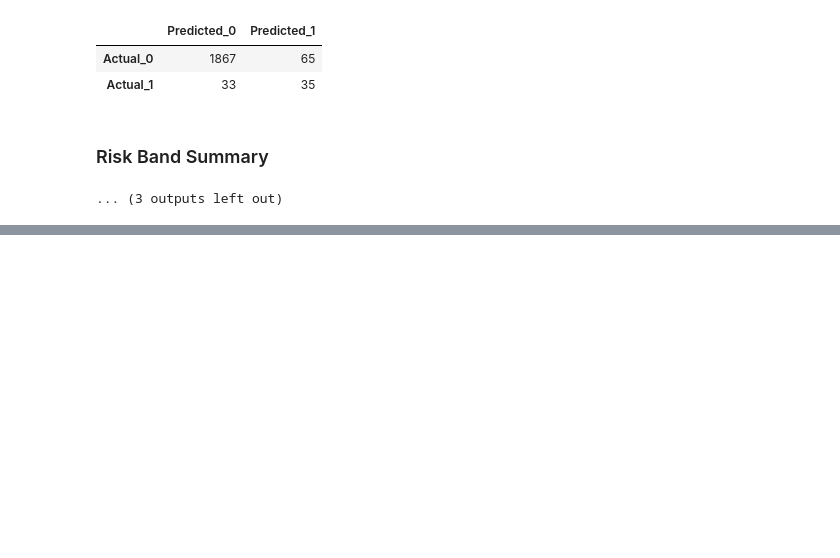
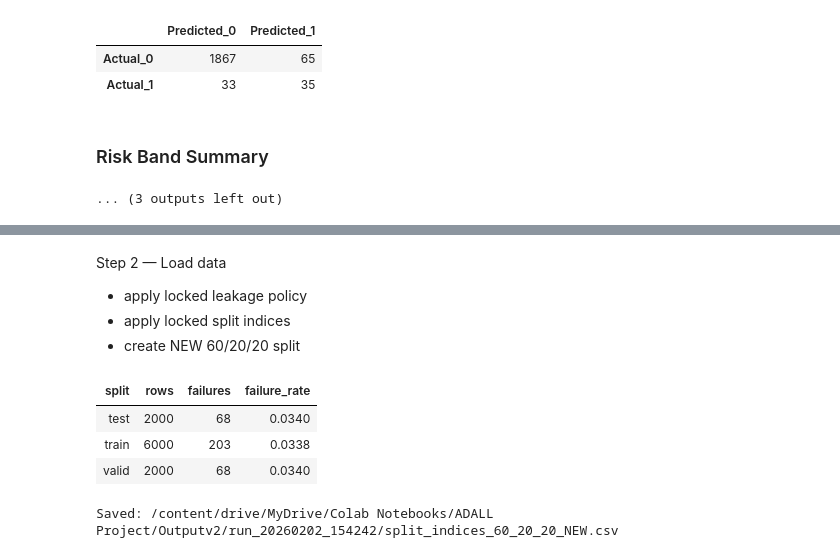
Before and after one commit to RoyTng/ADALL-Project, a Jupyter notebook: My_ADALL_Project.ipynb, the cells around one changed output, grey strips where cells are left out. Drawn from its saved outputs; the diff is of its cells as text; code cells hidden in the pictures; blank space fills up the shorter version.

```diff
--- a/My_ADALL_Project.ipynb
+++ b/My_ADALL_Project.ipynb
@@ -1934,0 +1997,66 @@ Risk Band Summary
+# %% [markdown]
+Step 2 — Load data
++ apply locked leakage policy
++ apply locked split indices
++ create NEW 60/20/20 split
+# %%
+# STEP 2 — Load data + NEW stratified 60/20/20 split (fresh) + HTML table
+
+from IPython.display import HTML, display
+
+RANDOM_STATE = 42
+TARGET_COL = "Machine failure"
+
+df_raw = pd.read_csv(DATA_CSV)
+assert TARGET_COL in df_raw.columns, f"Missing target column: {TARGET_COL}"
+
+df_train, df_temp = train_test_split(
+    df_raw,
+    test_size=0.40,
+    random_state=RANDOM_STATE,
+    stratify=df_raw[TARGET_COL]
+)
+
+df_valid, df_test = train_test_split(
+    df_temp,
+    test_size=0.50,
+    random_state=RANDOM_STATE,
+    stratify=df_temp[TARGET_COL]
+)
+
+df_train = df_train.copy(); df_train["split"] = "train"
+df_valid = df_valid.copy(); df_valid["split"] = "valid"
+df_test  = df_test.copy();  df_test["split"]  = "test"
+
+df_all = pd.concat([df_train, df_valid, df_test], axis=0).sort_index()
+
+# Save NEW split indices (fresh artifact)
+split_indices_path = f"{RUN_DIR}/split_indices_60_20_20_NEW.csv"
+df_all[["split"]].rename_axis("index").reset_index().to_csv(split_indices_path, index=False)
+
+# Build split audit table (HTML)
+audit = (
+    df_all.groupby("split")[TARGET_COL]
+    .agg(rows="size", failures="sum", failure_rate="mean")
+    .reset_index()
+)
+audit["failure_rate"] = audit["failure_rate"].round(4)
+
+display(HTML(audit.to_html(index=False)))
+print()
+print("Saved:", split_indices_path)
+
+
+# Build split audit table (Text)
+# print("Rows:", len(df_all))
+# print("Train/Valid/Test:", len(df_train), len(df_valid), len(df_test))
+# print("Failure rate (Train/Valid/Test):",
+#       df_train[TARGET_COL].mean().round(4),
+#       df_valid[TARGET_COL].mean().round(4),
+#       df_test[TARGET_COL].mean().round(4))
+# %% [output]
+| split | rows | failures | failure_rate |
+| test | 2000 | 68 | 0.0340 |
+| train | 6000 | 203 | 0.0338 |
+| valid | 2000 | 68 | 0.0340 |
+Saved: /content/drive/MyDrive/Colab Notebooks/ADALL Project/Outputv2/run_20260202_154242/split_indices_60_20_20_NEW.csv
```
Also changed, not shown: parts of 21 cells of this notebook.
